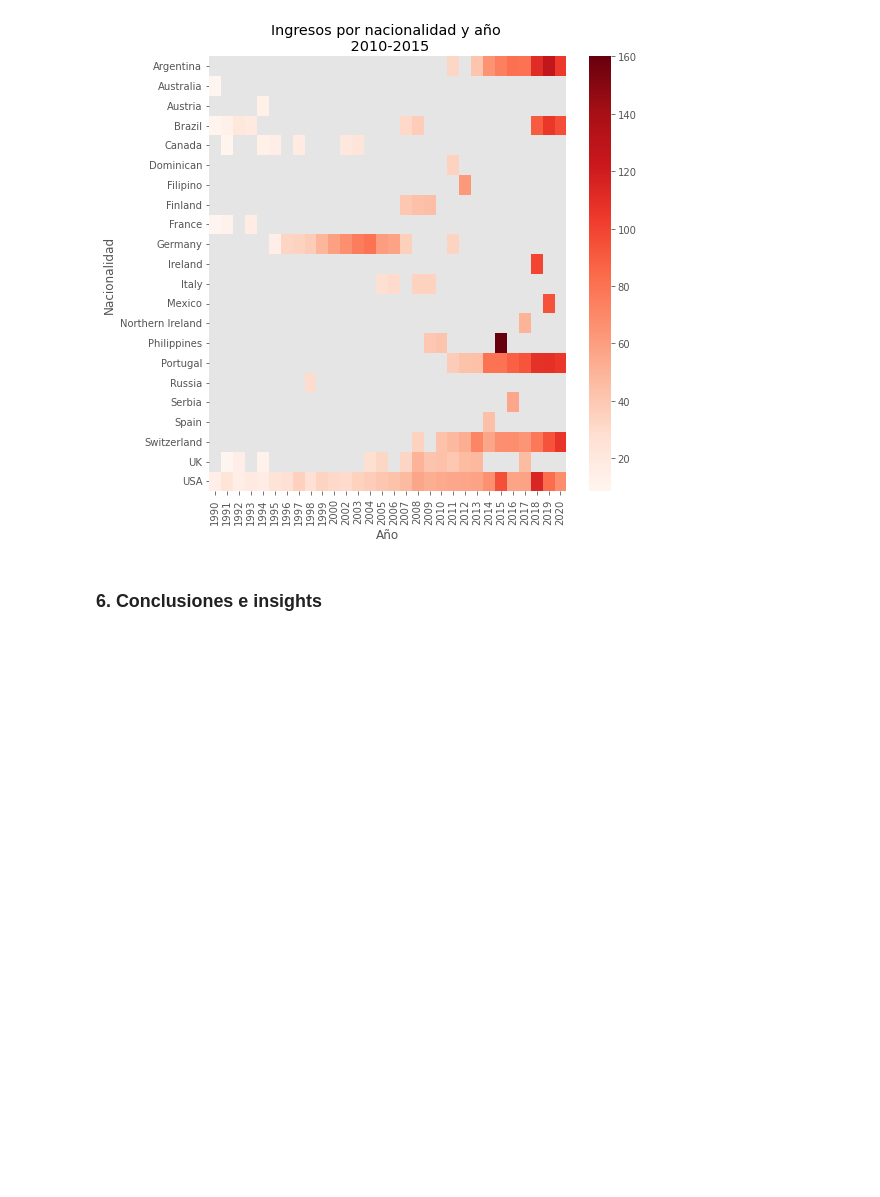
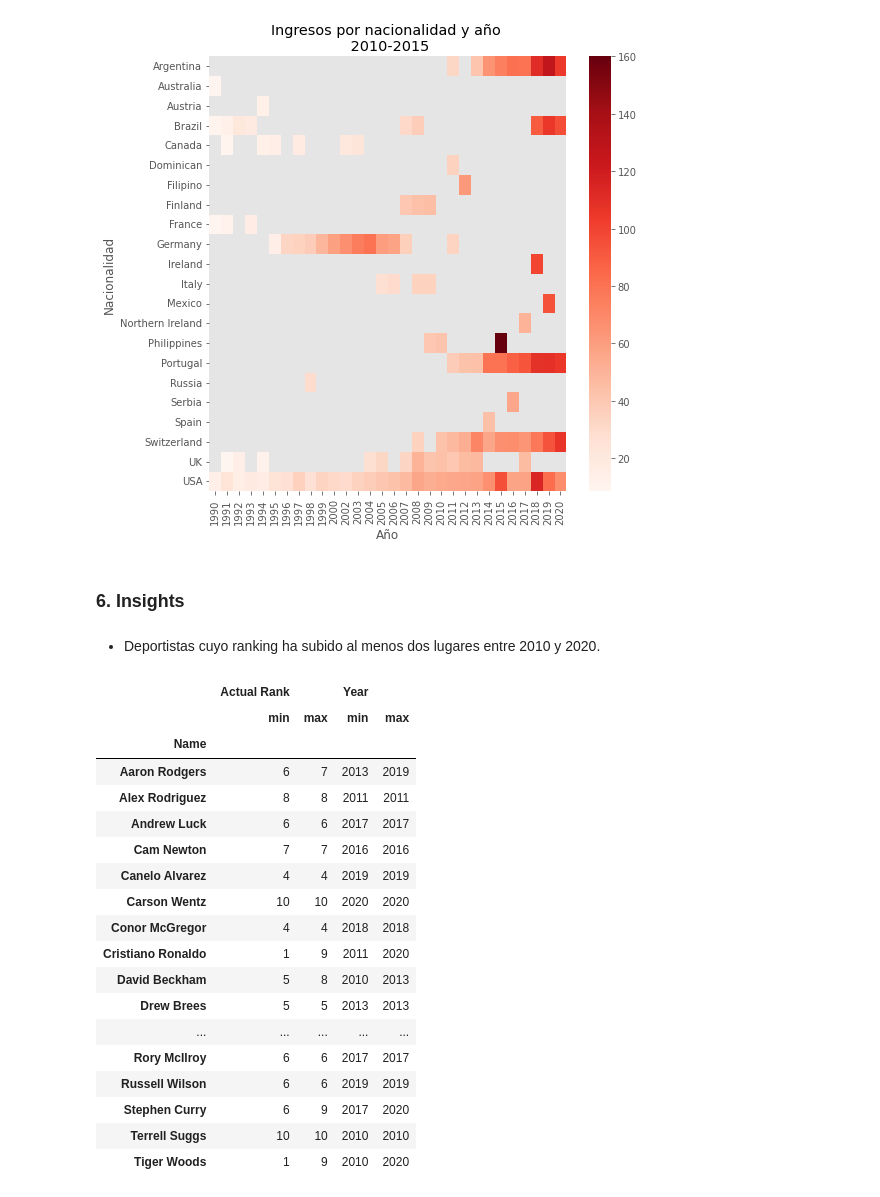
Before and after one commit to SABRIS13/Proyecto-Forbes-Richest-Atheletes, a Jupyter notebook: Project.ipynb, the cells around one changed output. Saved outputs shown, nothing was run; the diff lists cells and outputs as text; code cells hidden in the pictures; blank space fills up the shorter version.

Commit message:
Finish Work  Insights

```diff
--- a/Project.ipynb
+++ b/Project.ipynb
@@ -313,2 +313,4 @@ df.to_csv("Forbes Richest Atheletes (1990-2020) (Clean).csv")
 # %% [markdown]
-### 6. Conclusiones e insights
+### 6. Insights
+# %% [markdown]
+- Deportistas cuyo ranking ha subido al menos dos lugares entre 2010 y 2020.
@@ -314,0 +319,24 @@ df.to_csv("Forbes Richest Atheletes (1990-2020) (Clean).csv")
+# %%
+rank_10_20 = df[df.Year >= 2010] #Filtro, datos mayores o iguales 2010
+rank_10_20 = rank_10_20.groupby(["Name"])[["Actual Rank","Year"]].agg(['min','max'])
+rank_10_20
+# %% [output]
+|  | Actual Rank |  | Year |  |
+|  | min | max | min | max |
+| Name |  |  |  |  |
+| Aaron Rodgers | 6 | 7 | 2013 | 2019 |
+| Alex Rodriguez | 8 | 8 | 2011 | 2011 |
+| Andrew Luck | 6 | 6 | 2017 | 2017 |
+| Cam Newton | 7 | 7 | 2016 | 2016 |
+| Canelo Alvarez | 4 | 4 | 2019 | 2019 |
+| Carson Wentz | 10 | 10 | 2020 | 2020 |
+| Conor McGregor | 4 | 4 | 2018 | 2018 |
+| Cristiano Ronaldo | 1 | 9 | 2011 | 2020 |
+| David Beckham | 5 | 8 | 2010 | 2013 |
+| Drew Brees | 5 | 5 | 2013 | 2013 |
+| ... | ... | ... | ... | ... |
+| Rory McIlroy | 6 | 6 | 2017 | 2017 |
+| Russell Wilson | 6 | 6 | 2019 | 2019 |
+| Stephen Curry | 6 | 9 | 2017 | 2020 |
+| Terrell Suggs | 10 | 10 | 2010 | 2010 |
+| Tiger Woods | 1 | 9 | 2010 | 2020 |
```
Also changed, not shown: parts of 20 cells of this notebook.
